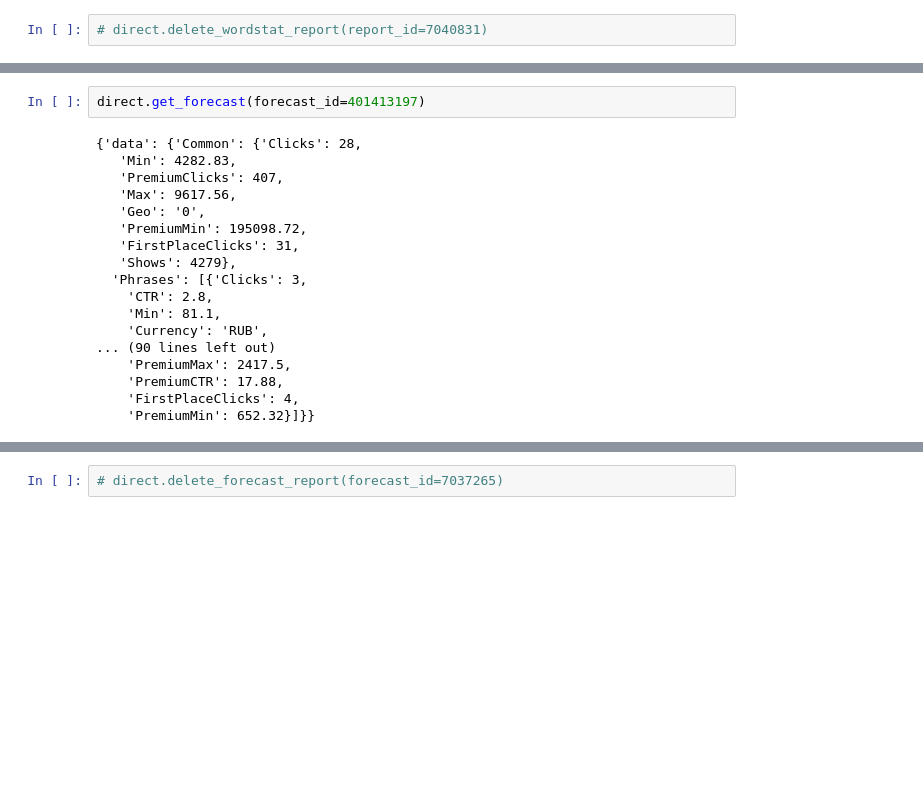
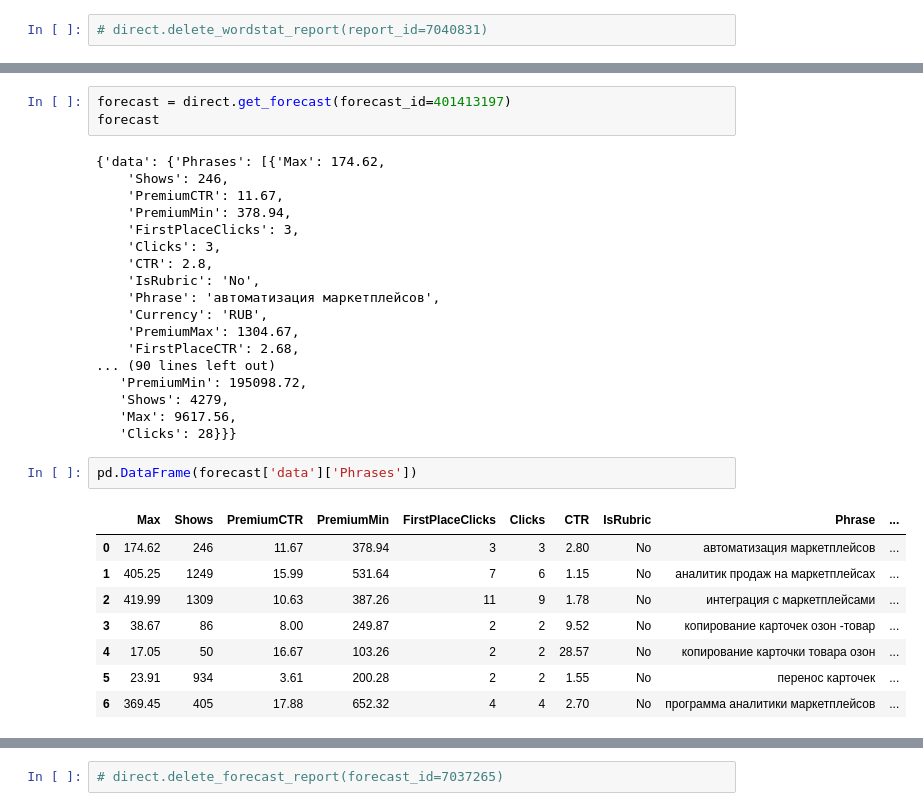
Before and after one commit to FED32/yandex_direct_parser, a Jupyter notebook: yandex_direct_class.ipynb, the cells around one changed output, grey strips where cells are left out. Drawn from its saved outputs; the diff is of its cells as text; blank space fills up the shorter version.

```diff
--- a/yandex_direct_class.ipynb
+++ b/yandex_direct_class.ipynb
@@ -264,20 +278,32 @@ direct.get_forecast_list()
 # %%
-direct.get_forecast(forecast_id=401413197)
+forecast = direct.get_forecast(forecast_id=401413197)
+forecast
 # %% [output]
-{'data': {'Common': {'Clicks': 28,
-   'Min': 4282.83,
-   'PremiumClicks': 407,
+{'data': {'Phrases': [{'Max': 174.62,
+    'Shows': 246,
+    'PremiumCTR': 11.67,
+    'PremiumMin': 378.94,
+    'FirstPlaceClicks': 3,
+    'Clicks': 3,
+    'CTR': 2.8,
+    'IsRubric': 'No',
+    'Phrase': 'автоматизация маркетплейсов',
+    'Currency': 'RUB',
+    'PremiumMax': 1304.67,
+    'FirstPlaceCTR': 2.68,
+... (90 lines left out)
+   'PremiumMin': 195098.72,
+   'Shows': 4279,
    'Max': 9617.56,
-   'Geo': '0',
-   'PremiumMin': 195098.72,
-   'FirstPlaceClicks': 31,
-   'Shows': 4279},
-  'Phrases': [{'Clicks': 3,
-    'CTR': 2.8,
-    'Min': 81.1,
-    'Currency': 'RUB',
-... (90 lines left out)
-    'PremiumMax': 2417.5,
-    'PremiumCTR': 17.88,
-    'FirstPlaceClicks': 4,
-    'PremiumMin': 652.32}]}}
+   'Clicks': 28}}}
+# %%
+pd.DataFrame(forecast['data']['Phrases'])
+# %% [output]
+|  | Max | Shows | PremiumCTR | PremiumMin | FirstPlaceClicks | Clicks | CTR | IsRubric | Phrase | ... |
+| 0 | 174.62 | 246 | 11.67 | 378.94 | 3 | 3 | 2.80 | No | автоматизация маркетплейсов | ... |
+| 1 | 405.25 | 1249 | 15.99 | 531.64 | 7 | 6 | 1.15 | No | аналитик продаж на маркетплейсах | ... |
+| 2 | 419.99 | 1309 | 10.63 | 387.26 | 11 | 9 | 1.78 | No | интеграция с маркетплейсами | ... |
+| 3 | 38.67 | 86 | 8.00 | 249.87 | 2 | 2 | 9.52 | No | копирование карточек озон -товар | ... |
+| 4 | 17.05 | 50 | 16.67 | 103.26 | 2 | 2 | 28.57 | No | копирование карточки товара озон | ... |
+| 5 | 23.91 | 934 | 3.61 | 200.28 | 2 | 2 | 1.55 | No | перенос карточек | ... |
+| 6 | 369.45 | 405 | 17.88 | 652.32 | 4 | 4 | 2.70 | No | программа аналитики маркетплейсов | ... |
```
Also changed, not shown: parts of 9 cells of this notebook.
